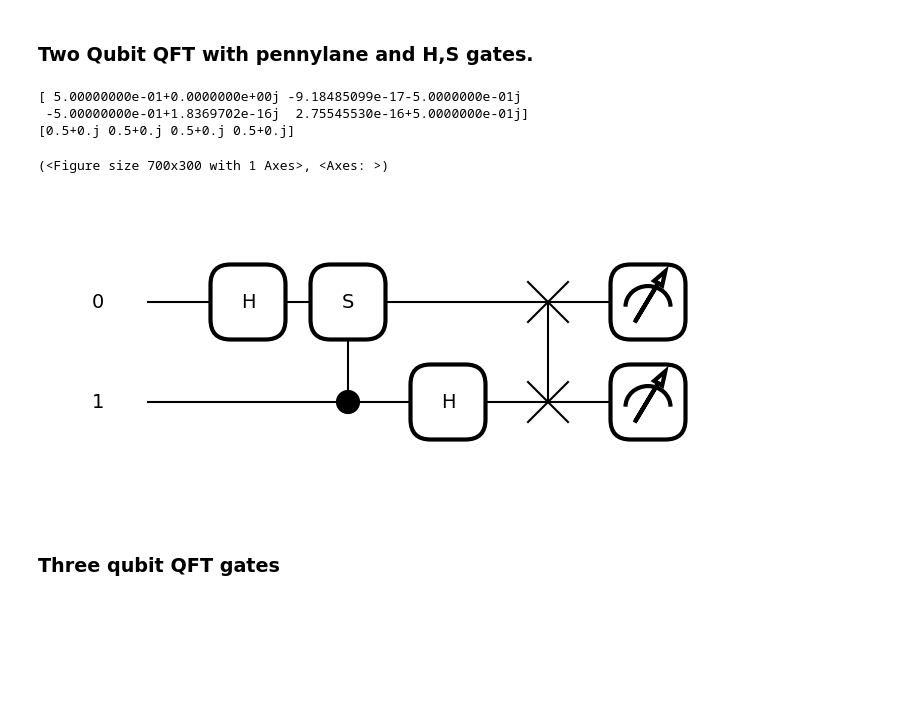
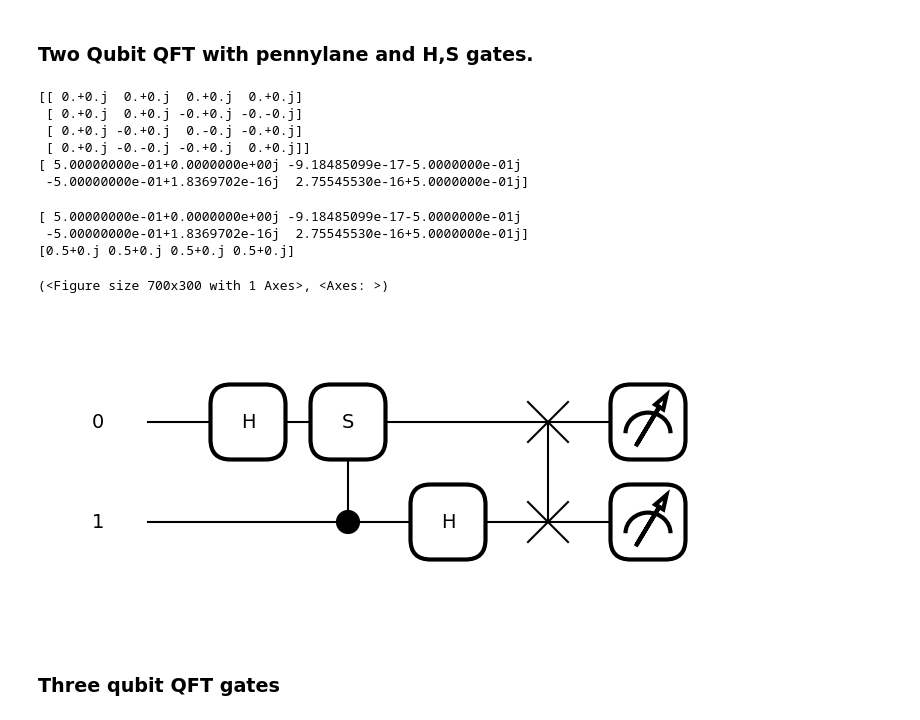
Before and after one commit to vadhri/quantum-notebook, a Jupyter notebook: pennylane/xanadu_codebook/QFT/F_QFT.ipynb, the cells around one changed output. Drawn from its saved outputs; the diff is of its cells as text; code cells hidden in the pictures; blank space fills up the shorter version.

```diff
--- a/pennylane/xanadu_codebook/QFT/F_QFT.ipynb
+++ b/pennylane/xanadu_codebook/QFT/F_QFT.ipynb
@@ -29,38 +29,65 @@ fft_multiplication([3,2], [2,6])
 array([ 6.+0.j, 22.+0.j, 12.+0.j,  0.+0.j])
 # %% [markdown]
 ### Two Qubit QFT with pennylane and H,S gates.
+# %%
+num_wires = 2
+dev = qml.device("default.qubit", wires=num_wires)
+
+def nth_roots_matrix(N):
+    nth_roots = np.array([[np.exp(2 * np.pi * 1j * (r * k) / N) for k in range(N)] for r in range(N)])
+    return nth_roots
+
+@qml.qnode(dev)
+def two_qubit_QFT(basis_id):
+    N = num_wires
+    U = (1/np.sqrt(2**num_wires))*nth_roots_matrix(2**num_wires)
+
+    # Prepare the basis state |basis_id>
+    bits = [int(x) for x in np.binary_repr(basis_id, width=num_wires)]
+    qml.BasisStatePreparation(bits, wires=[0, 1])
+    qml.QubitUnitary(U, wires=range(num_wires))
+    return qml.state()
+
+print (two_qubit_QFT(3))
+# %% [output]
+[[ 0.+0.j  0.+0.j  0.+0.j  0.+0.j]
+ [ 0.+0.j  0.+0.j -0.+0.j -0.-0.j]
+ [ 0.+0.j -0.+0.j  0.-0.j -0.+0.j]
+ [ 0.+0.j -0.-0.j -0.+0.j  0.+0.j]]
+[ 5.00000000e-01+0.0000000e+00j -9.18485099e-17-5.0000000e-01j
+ -5.00000000e-01+1.8369702e-16j  2.75545530e-16+5.0000000e-01j]
 # %%
 import pennylane as qml
-n_bits = 2
-dev = qml.device("default.qubit", wires=n_bits)
+num_wires = 2
+dev = qml.device("default.qubit", wires=num_wires)
 
 @qml.qnode(dev)
 def two_qubit_QFT(basis_id):
     # Prepare the basis state |basis_id>
-    bits = [int(x) for x in np.binary_repr(basis_id, width=dev.num_wires)]
+    bits = [int(x) for x in np.binary_repr(basis_id, width=num_wires)]
     qml.BasisStatePreparation(bits, wires=[0, 1])
     qml.QFT(wires=range(2))
     return qml.state()
 
 print (qml.QNode(two_qubit_QFT, dev)(3))
 
-dev = qml.device("default.qubit", wires=n_bits)
+dev = qml.device("default.qubit", wires=num_wires)
 
 @qml.qnode(dev)
 def two_qubit_QFT(basis_id):
     # Prepare the basis state |basis_id>
-    bits = [int(x) for x in np.binary_repr(basis_id, width=dev.num_wires)]
+    bits = [int(x) for x in np.binary_repr(basis_id, width=num_wires)]
     qml.Hadamard(0)
     qml.ctrl(qml.S, control=1)(wires=0)
     qml.Hadamard(1)
     qml.SWAP(wires=[0,1])
     return qml.state()
 
 print (qml.QNode(two_qubit_QFT, dev)(3))
 qml.draw_mpl(two_qubit_QFT)(3)
 # %% [output]
 [ 5.00000000e-01+0.0000000e+00j -9.18485099e-17-5.0000000e-01j
  -5.00000000e-01+1.8369702e-16j  2.75545530e-16+5.0000000e-01j]
 [0.5+0.j 0.5+0.j 0.5+0.j 0.5+0.j]
 (<Figure size 700x300 with 1 Axes>, <Axes: >)
-[figure, old version]
+[figure, new version]
```
Also changed, not shown: parts of 1 cell of this notebook.
